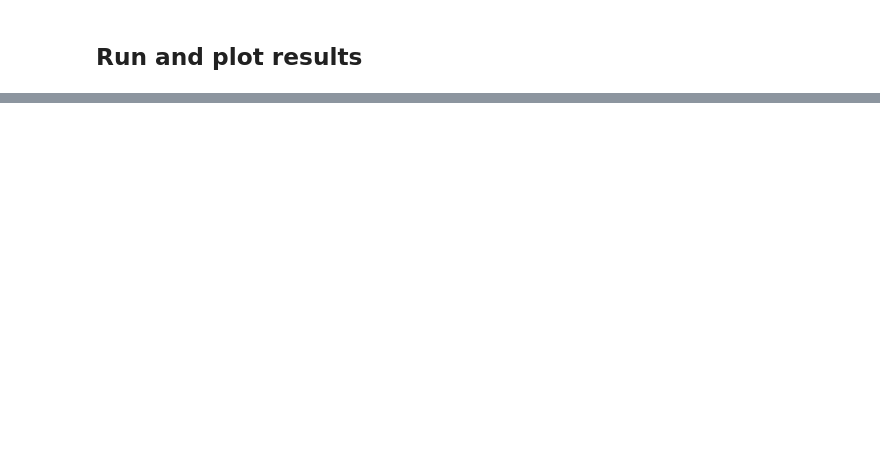
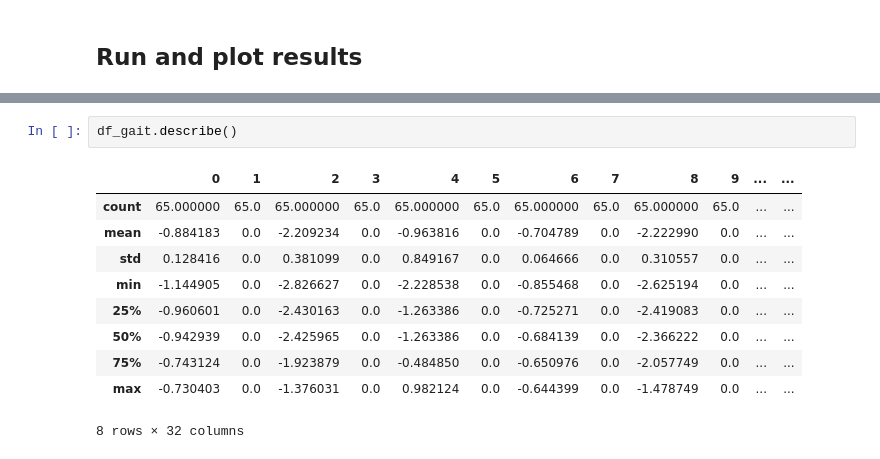
Before and after one commit to anthonyjclark/gaitpt, a Jupyter notebook: gait_model.ipynb, the cells around one changed output, grey strips where cells are left out. Cells and saved outputs as stored; diff of their text form; blank space fills up the shorter version.

```diff
--- a/gait_model.ipynb
+++ b/gait_model.ipynb
@@ -267,0 +316,13 @@ for name, train_ds, test_ds in names_and_ds:
+# %%
+df_gait.describe()
+# %% [output]
+|  | 0 | 1 | 2 | 3 | 4 | 5 | 6 | 7 | 8 | 9 | ... | ... |
+| count | 65.000000 | 65.0 | 65.000000 | 65.0 | 65.000000 | 65.0 | 65.000000 | 65.0 | 65.000000 | 65.0 | ... | ... |
+| mean | -0.884183 | 0.0 | -2.209234 | 0.0 | -0.963816 | 0.0 | -0.704789 | 0.0 | -2.222990 | 0.0 | ... | ... |
+| std | 0.128416 | 0.0 | 0.381099 | 0.0 | 0.849167 | 0.0 | 0.064666 | 0.0 | 0.310557 | 0.0 | ... | ... |
+| min | -1.144905 | 0.0 | -2.826627 | 0.0 | -2.228538 | 0.0 | -0.855468 | 0.0 | -2.625194 | 0.0 | ... | ... |
+| 25% | -0.960601 | 0.0 | -2.430163 | 0.0 | -1.263386 | 0.0 | -0.725271 | 0.0 | -2.419083 | 0.0 | ... | ... |
+| 50% | -0.942939 | 0.0 | -2.425965 | 0.0 | -1.263386 | 0.0 | -0.684139 | 0.0 | -2.366222 | 0.0 | ... | ... |
+| 75% | -0.743124 | 0.0 | -1.923879 | 0.0 | -0.484850 | 0.0 | -0.650976 | 0.0 | -2.057749 | 0.0 | ... | ... |
+| max | -0.730403 | 0.0 | -1.376031 | 0.0 | 0.982124 | 0.0 | -0.644399 | 0.0 | -1.478749 | 0.0 | ... | ... |
+8 rows × 32 columns
```
Also changed, not shown: parts of 12 cells of this notebook.
